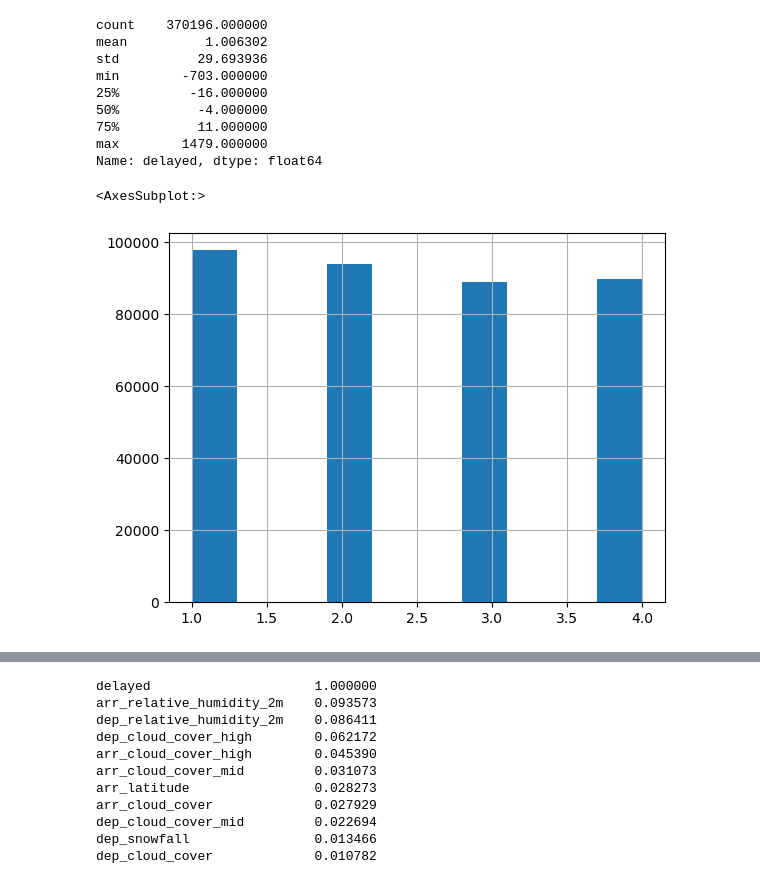
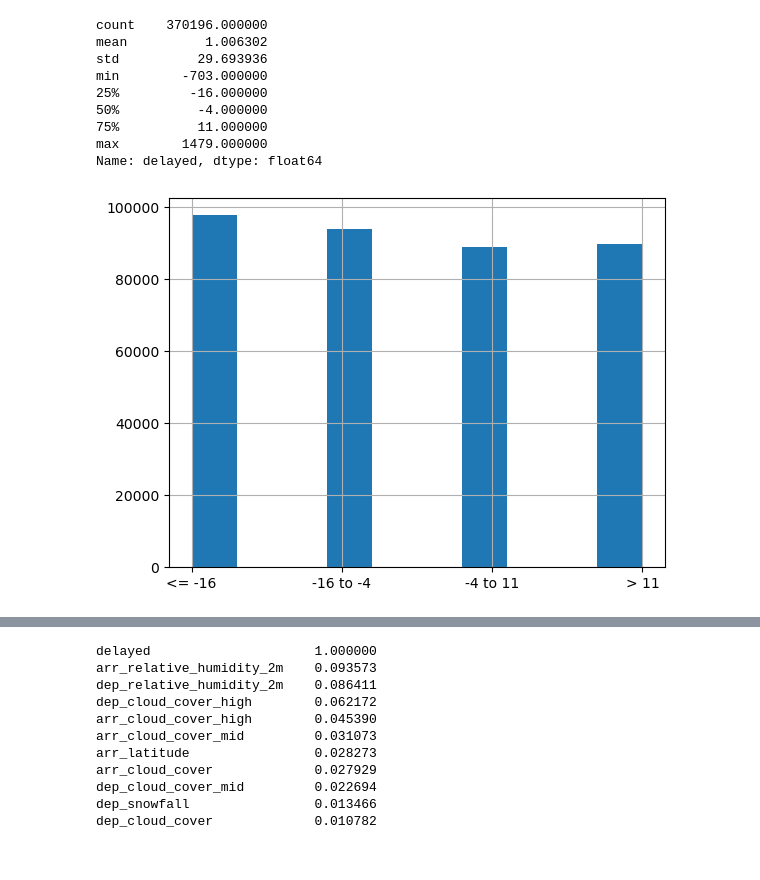
Before and after one commit to jkruke/airline-delay-prediction, a Jupyter notebook: predict/weather_features.ipynb, the cells around one changed output, grey strips where cells are left out. Drawn from its saved outputs; the diff is of its cells as text; code cells hidden in the pictures.

```diff
--- a/predict/weather_features.ipynb
+++ b/predict/weather_features.ipynb
@@ -117,9 +123,9 @@ Name: delayed, dtype: float64
 # %%
 data['delay_bin'] = pd.cut(y, [-np.inf, -16, -4, 11, np.inf], labels=[1,2,3,4])
 data.delay_bin.hist()
+plt.xticks([1, 2, 3, 4], ['<= -16', '-16 to -4', '-4 to 11', '> 11']);
 # %% [output]
-<AxesSubplot:>
-[figure, old version]
+[figure, new version]
 # %%
 from sklearn.model_selection import StratifiedShuffleSplit
 
```
Also changed, not shown: parts of 11 cells of this notebook, 2 other files.
